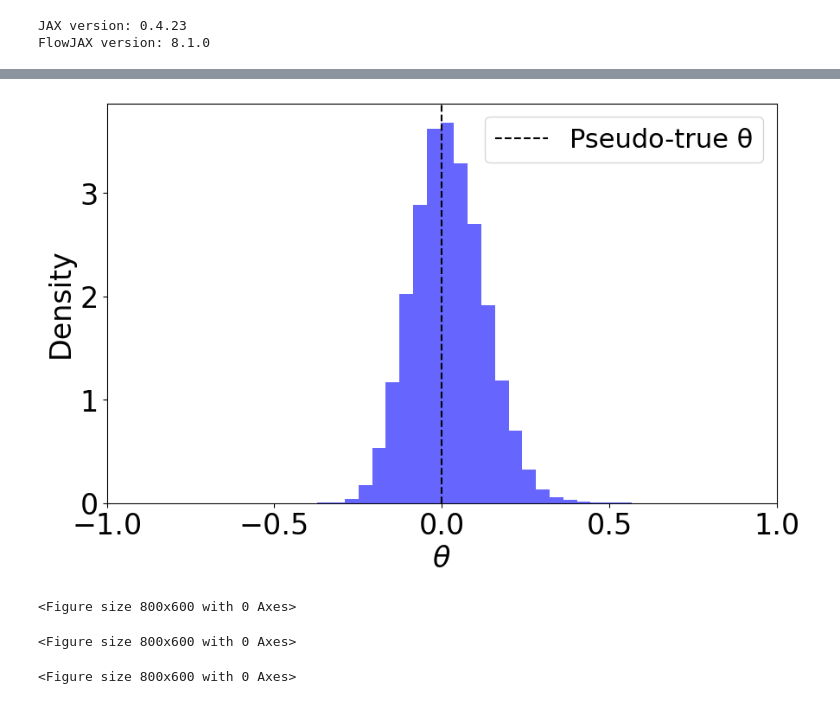
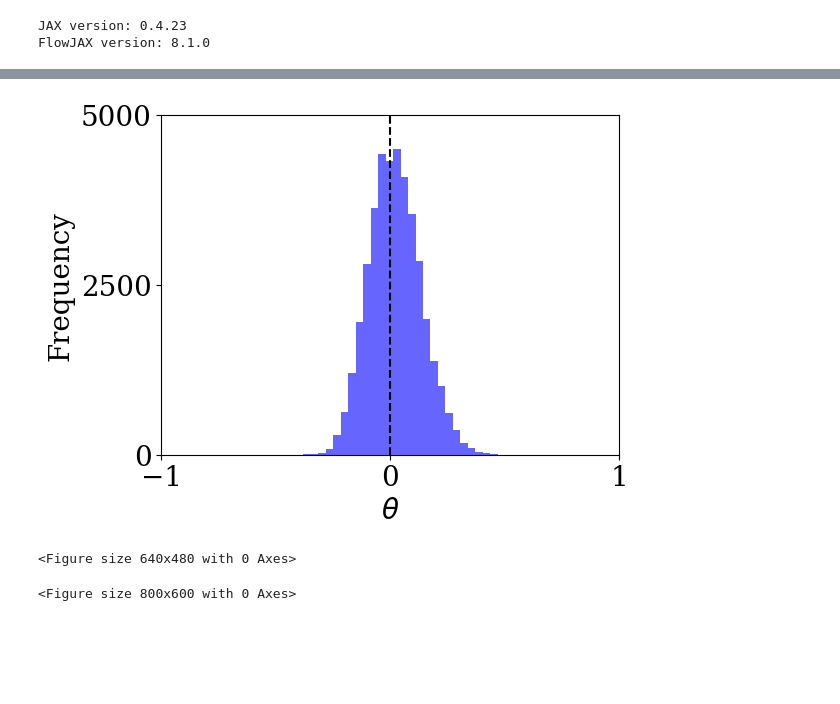
Before and after one commit to RyanJafefKelly/mm_sbi_review, a Jupyter notebook: notebooks/rsnl.ipynb, the cells around one changed output, grey strips where cells are left out. Drawn from its saved outputs; the diff is of its cells as text; code cells hidden in the pictures; blank space fills up the shorter version.

Commit message:
save plot notebooks progress

```diff
--- a/notebooks/rsnl.ipynb
+++ b/notebooks/rsnl.ipynb
@@ -139,34 +139,51 @@ np.std(posterior_samples)
 # %%
 import matplotlib.pyplot as plt
 
 thetas = posterior_samples
-plt.rcParams.update({'font.size': 24})
+plt.rcParams.update({
+    # "text.usetex": True,  # Use LaTeX for text rendering
+    "font.family": "serif",  # Match LaTeX's default serif font
+    "font.size": 20,  # Adjust font size to match main text
+    "axes.labelsize": 20,  # Match axis label size
+    "axes.titlesize": 20,  # Match title size
+    "legend.fontsize": 18,  # Match legend font size
+    "xtick.labelsize": 20,  # Match tick label size
+    "ytick.labelsize": 20,  # Match tick label size
+})
 
-plt.figure(figsize=(10, 6))  # Set the figure size for better readability
-plt.hist(thetas, density=True, bins=30, color='blue', alpha=0.6)  # Histogram with 30 bins
+
+# plt.figure(figsize=(10, 6))  # Set the figure size for better readability
+plt.hist(thetas, bins=30, color='blue', alpha=0.6)  # Histogram with 30 bins
 # plt.title('Posterior Distribution of Theta')  # Title of the plot
-plt.xlabel(r'$\theta$', fontsize=24)  # X-axis label
-plt.ylabel('Density', fontsize=24)  # Y-axis label
+plt.xlabel(r'$\theta$')  # X-axis label
+plt.ylabel('Frequency')  # Y-axis label
 # plt.title("RSNL", fontsize=24)
 # plt.grid(True, which='both', linestyle='--', linewidth=0.5)  # Enable grid with custom settings
 plt.axvline(x=0, color='black', linestyle='--', label='Pseudo-true θ')  # Add vertical line at x=0
 # plt.text(np.mean(thetas), plt.ylim()[1] * 0.9, color='red')  # Text label for mean
 plt.xlim([-1, 1])  # Set x-axis limits
-plt.legend(fontsize=22)
+# plt.legend(fontsize=22)
 
+plt.xticks([-1, 0, 1])
+plt.yticks([0, 2500, 5000])
+plt.tight_layout()
 plt.savefig("rsnl.pdf")
 plt.show()  # Show the plot
 # plt.tight_layout()
 
 # Example usage:
 # Assuming 'thetas' is your array of theta values
 # plot_theta_histogram(thetas)
 
 with open(f'thetas.pkl', 'wb') as f:
     thetas = pkl.dump(posterior_samples[::4], f)  # cut down to 10000 samples
 # %% [output]
-[figure, old version]
+[figure, new version]
 # %%
+
+
+
+
 def b_theta(t):
     return np.array([1 + t ** 2, t])
 key = random.PRNGKey(0)
@@ -174,7 +191,7 @@ key = random.PRNGKey(0)
 t_vals = np.linspace(-1, 1, 101)
 b_theta_vals = np.array([b_theta(t) for t in t_vals])
 # Plot the histogram of posterior samples
-plt.figure(figsize=(8, 6))
+# plt.figure(figsize=(8, 6))
 plt.hist(posterior_samples, bins=50, density=True, alpha=0.6, color='blue', label='Posterior Samples')
 
 # Plot the prior distribution for comparison
@@ -184,6 +201,7 @@ theta_range = np.linspace(-1, 1, 200)
 theta_pseudo_true = 0.0  # Adjust based on your context
 plt.axvline(theta_pseudo_true, color='black', linestyle='--', label='Pseudo-true θ')
 
+plt.xticks([-1, 0, 1])
 # Add labels and legend
 plt.xlabel(r'$\theta$')
 plt.ylabel('Density')
@@ -209,12 +227,22 @@ for i in range(num_pp_samples):
     posterior_pred_sims[i, 1] = autocov(y, lag=1)
 
 # Plot the joint distribution of summary statistics from posterior predictive simulations
-plt.figure(figsize=(8, 6))
-plt.rcParams.update({'font.size': 24})
+# plt.figure(figsize=(8, 6))
+# plt.rcParams.update({'font.size': 24})
+plt.rcParams.update({
+    # "text.usetex": True,  # Use LaTeX for text rendering
+    "font.family": "serif",  # Match LaTeX's default serif font
+    "font.size": 20,  # Adjust font size to match main text
+    "axes.labelsize": 20,  # Match axis label size
+    "axes.titlesize": 20,  # Match title size
+    "legend.fontsize": 18,  # Match legend font size
+    "xtick.labelsize": 20,  # Match tick label size
+    "ytick.labelsize": 20,  # Match tick label size
+})
 plt.scatter(posterior_pred_sims[:, 1], posterior_pred_sims[:, 0], c='blue', alpha=0.1)
 
 # Plot the observed summary statistics
-plt.scatter(x_obs[1], x_obs[0], c='black', marker='x', s=100, label='S(y)')
+plt.scatter(x_obs[1], x_obs[0], c='black', marker='x', s=100, label=r'$S(\mathbf{y})$')
 
 # Plot the b_theta function for reference
 plt.plot(b_theta_vals[:, 1], b_theta_vals[:, 0], color='orange', label=r'$b(\theta)$', linewidth=4)
@@ -232,8 +260,7 @@ plt.tight_layout()
 plt.savefig("figs/rsnl_ppc.pdf")
 plt.clf()
 # %% [output]
-<Figure size 800x600 with 0 Axes>
+<Figure size 640x480 with 0 Axes>
-<Figure size 800x600 with 0 Axes>
 # %%
 adj_params = np.concatenate(inference_data.posterior.adj_params, axis=0)
 # %%
```
Also changed, not shown: parts of 2 cells of this notebook, 10 other files.
